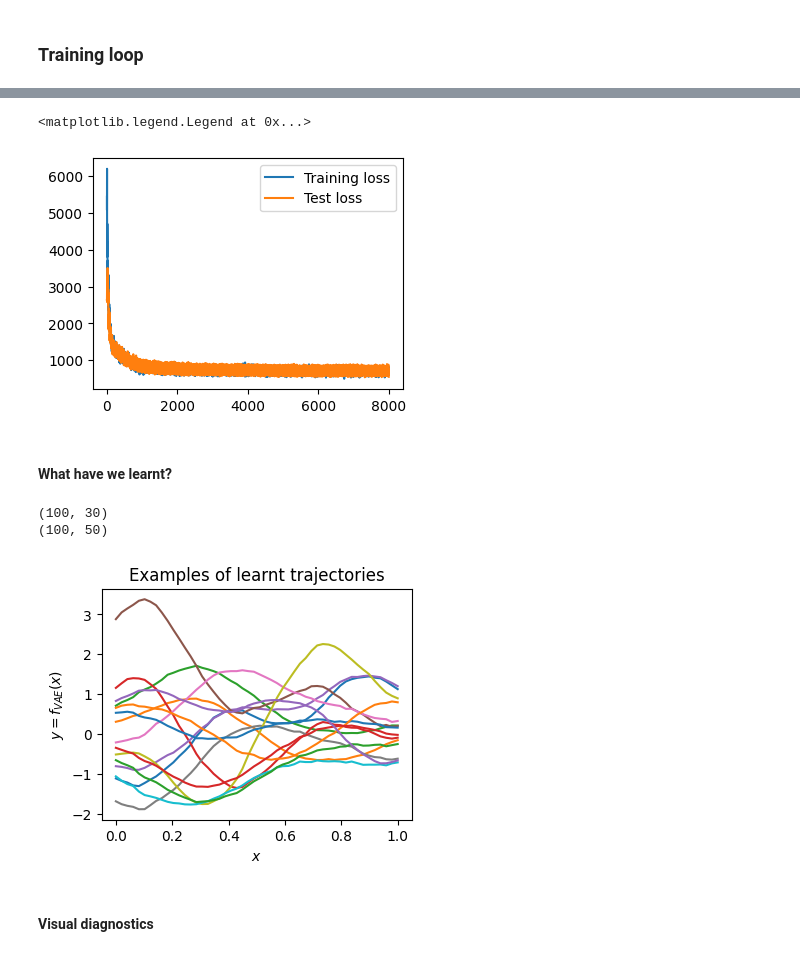
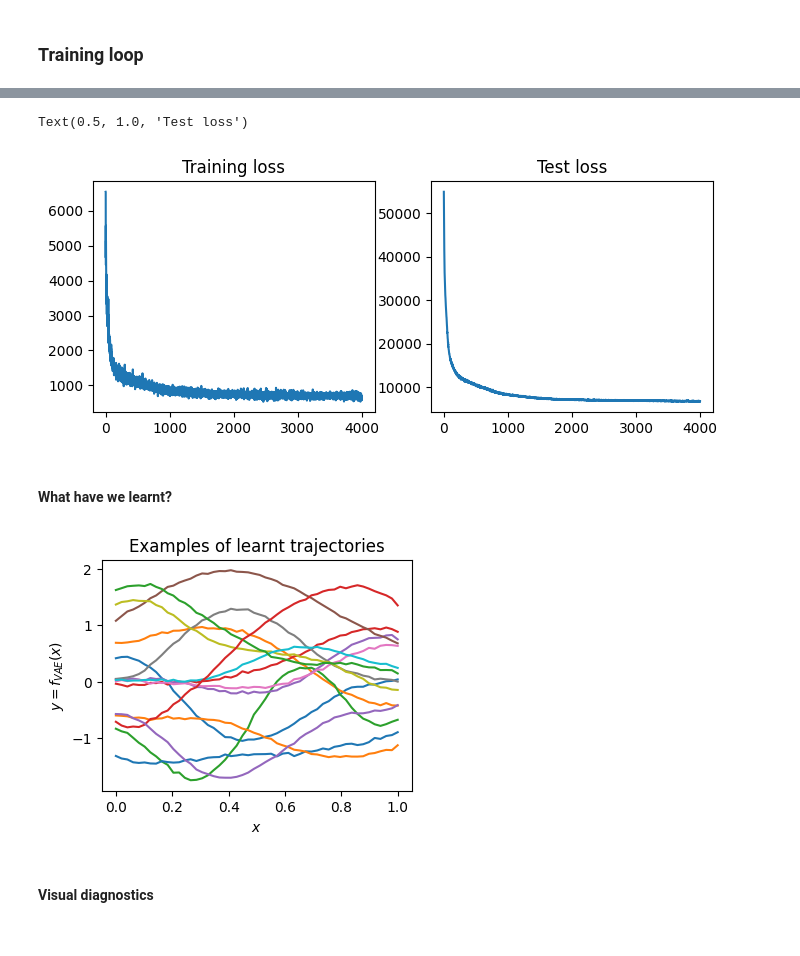
Before and after one commit to elizavetasemenova/PriorCVAE_JAX, a Jupyter notebook: examples/GP-PriorCVAE.ipynb, the cells around one changed output, grey strips where cells are left out. Drawn from its saved outputs; the diff is of its cells as text; code cells hidden in the pictures.

Commit message:
trainer updated; saving added; other minor

```diff
--- a/examples/GP-PriorCVAE.ipynb
+++ b/examples/GP-PriorCVAE.ipynb
@@ -101,0 +63,4 @@ test_loader_iter  = iter(test_loader)
+# %%
+# Generate samples to plot
+sample_x_train, sample_y_train, sample_ls_train = gp_set.simulatedata(n_samples=1000)
+x_test, y_test, ls_test = gp_set.simulatedata(n_samples=1000)
@@ -142,9 +99,8 @@ out_dim     = args["input_dim"]
 hidden_dim  = args["hidden_dim"]
 latent_dim  = args["latent_dim"]
 batch_size  = args["batch_size"]
-num_data    = args["num_data"]
 num_samples = args["num_samples"]
-num_epochs  = args["num_epochs"]
-vae_var     = args["vae_var"]
+num_iterations  = args["num_iterations"]
+true_ls     = args["true_ls"]
 # %% [markdown]
 ### Training loop
@@ -241,0 +107,16 @@ Training of 200 epochs took 334 seconds
+# %%
+# define models
+encoder = MLPEncoder(hidden_dim, latent_dim)
+decoder = MLPDecoder(hidden_dim, out_dim)
+model = VAE(encoder, decoder)
+
+optimizer = optax.adam(learning_rate=0.001)
+loss = SquaredSumAndKL(conditional=conditional)
+
+trainer = VAETrainer(model, optimizer, loss=loss)
+trainer.init_params(sample_y_train[0], c=sample_ls_train[0])
+
+test_set = (x_test, y_test, ls_test)
+loss_vals, test_vals, time_taken = trainer.train(gp_set, test_set, num_iterations)
+
+print(f'Training of {num_iterations} epochs took {round(time_taken)} seconds')
@@ -242,44 +141,45 @@ Training of 200 epochs took 334 seconds
 # %%
-plt.figure(figsize=(4,3))
-plt.plot(range(len(_loss_train)), _loss_train, label = 'Training loss')
-plt.plot(range(len(_loss_test)), _loss_test, label = 'Test loss')
-plt.legend()
+fig, axs = plt.subplots(1, 2, figsize=(8, 3))
+
+# plt.figure(figsize=(4,3))
+axs[0].plot(range(len(loss_vals)), loss_vals)
+axs[0].set_title('Training loss')
+
+axs[1].plot(range(len(test_vals)), test_vals)
+axs[1].set_title("Test loss")
 # %% [output]
-<matplotlib.legend.Legend at 0x...>
+Text(0.5, 1.0, 'Test loss')
-[figure, old version]
+[figure, new version]
 # %% [markdown]
 #### What have we learnt?
 # %%
 # Get trained decoder params
-decoder_params = state.params['decoder']
+decoder_params = trainer.state.params['decoder']
 
+key = jax.random.PRNGKey(rnd.randint(0, 9999))
 rng, z_rng, init_rng = random.split(key, 3)
 
 # latents as input
 z = random.normal(z_rng, (batch_size, latent_dim))
-print(z.shape)
 
 # create decoder
 decoder = MLPDecoder(hidden_dim, out_dim)
 
 # apply decoder with trained parameters on the data
-c = .1 * jnp.ones((z.shape[0], 1))
+c = true_ls * jnp.ones((z.shape[0], 1))
 z_c = jnp.concatenate([z, c], axis=-1)
 out = decoder.apply({'params': decoder_params}, z_c)
-print(out.shape)
 
 fig, ax = plt.subplots(figsize=(4,3))
 for i in range(15):
-    ax.plot(train_set.x[0], out[i, :])
+    ax.plot(sample_x_train[0], out[i,:])
 ax.set_xlabel('$x$')
 ax.set_ylabel('$y=f_{VAE}(x)$')
 ax.set_title('Examples of learnt trajectories')
 
 plt.show()
 # %% [output]
-(100, 30)
-(100, 50)
-[figure, old version]
+[figure, new version]
 # %% [markdown]
 #### Visual diagnostics
 # %% [markdown]
```
Also changed, not shown: parts of 13 cells of this notebook, 7 other files.
